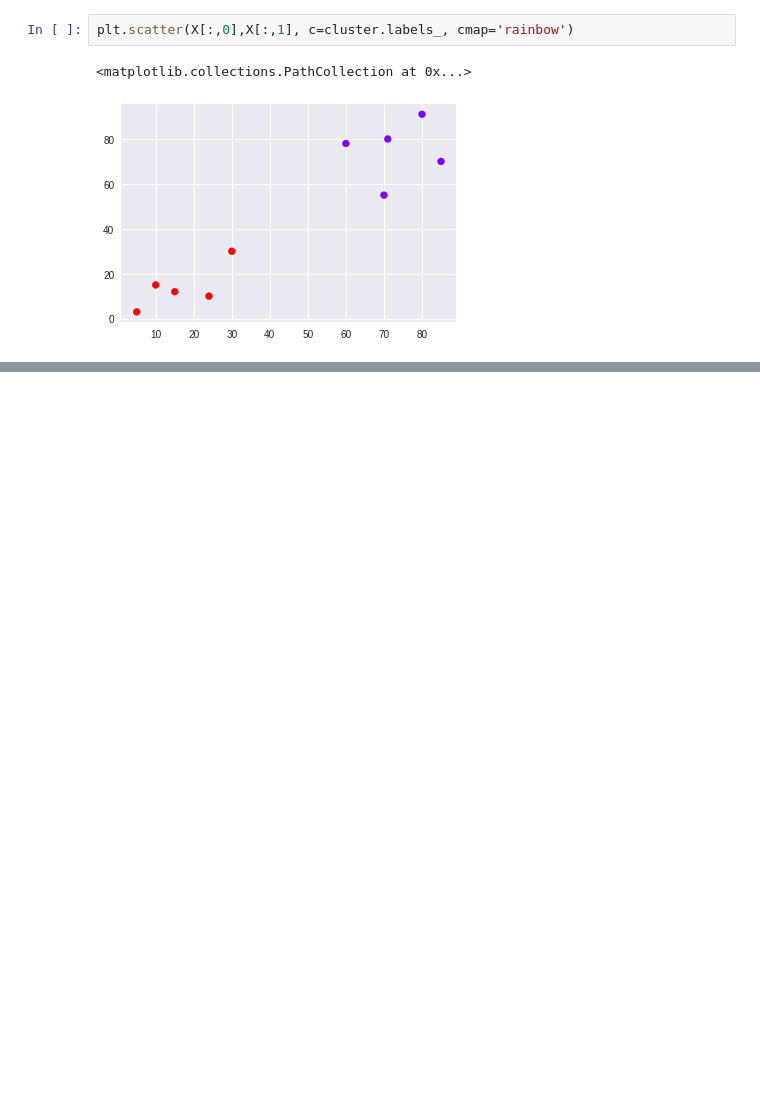
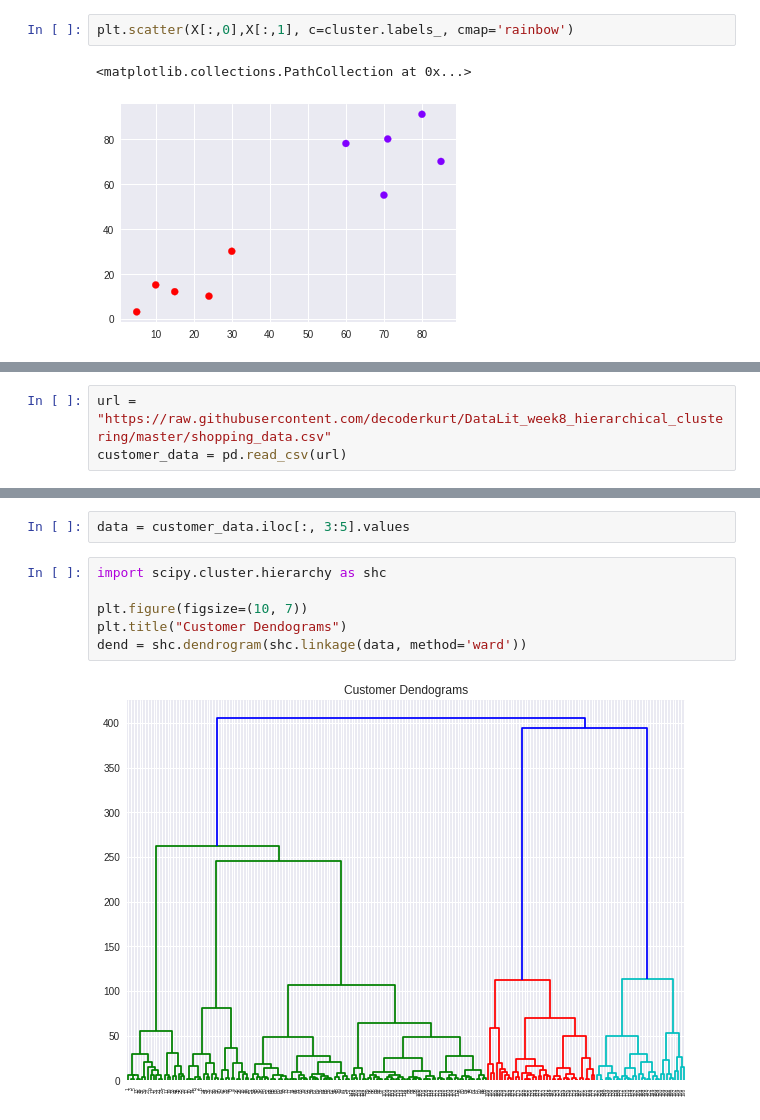
Before and after one commit to decoderkurt/DataLit_week8_hierarchical_clustering, a Jupyter notebook: DataLit_week8_hierarchical_clustering.ipynb, the cells around one changed output, grey strips where cells are left out. Saved outputs shown, nothing was run; the diff lists cells and outputs as text; blank space fills up the shorter version.

```diff
--- a/DataLit_week8_hierarchical_clustering.ipynb
+++ b/DataLit_week8_hierarchical_clustering.ipynb
@@ -34,0 +48,3 @@ plt.scatter(X[:,0],X[:,1], c=cluster.labels_, cmap='rainbow')
+# %%
+url = "https://raw.githubusercontent.com/decoderkurt/DataLit_week8_hierarchical_clustering/master/shopping_data.csv"
+customer_data = pd.read_csv(url)
@@ -34,0 +64,10 @@ plt.scatter(X[:,0],X[:,1], c=cluster.labels_, cmap='rainbow')
+# %%
+data = customer_data.iloc[:, 3:5].values
+# %%
+import scipy.cluster.hierarchy as shc
+
+plt.figure(figsize=(10, 7))
+plt.title("Customer Dendograms")
+dend = shc.dendrogram(shc.linkage(data, method='ward'))
+# %% [output]
+[figure, added]
```
Also changed, not shown: parts of 6 cells of this notebook.
